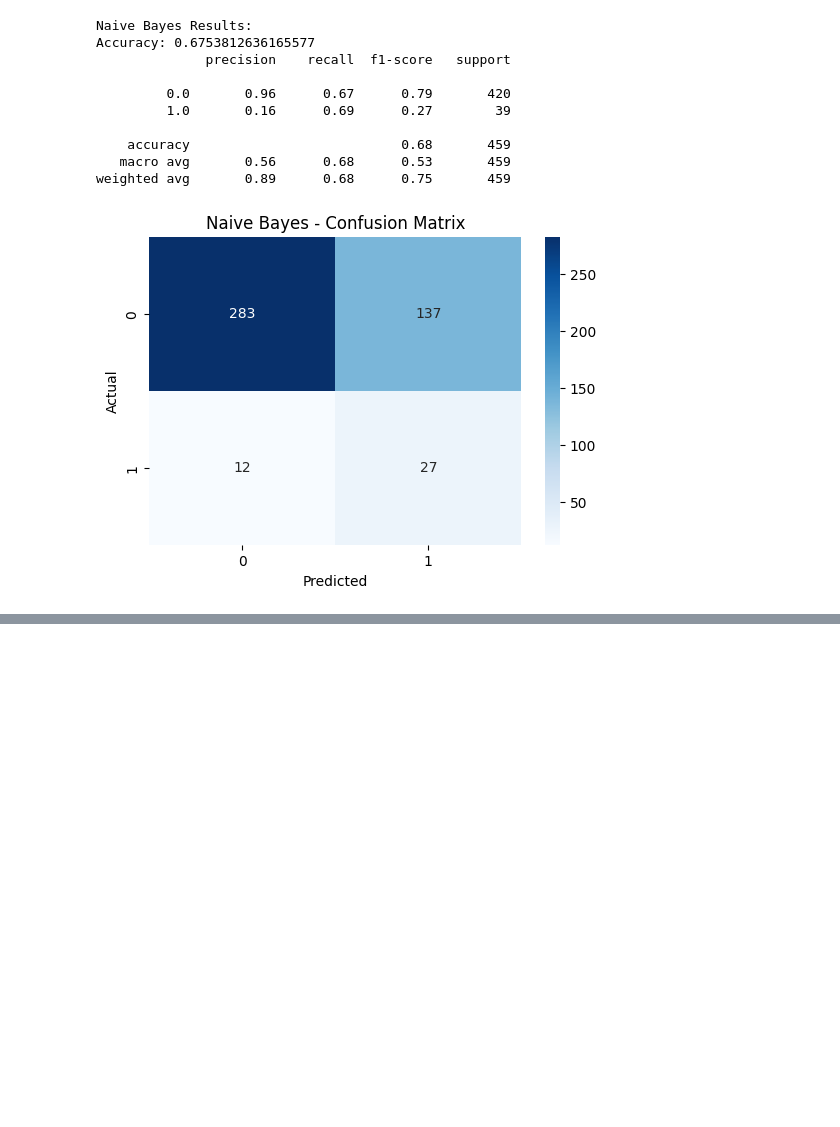
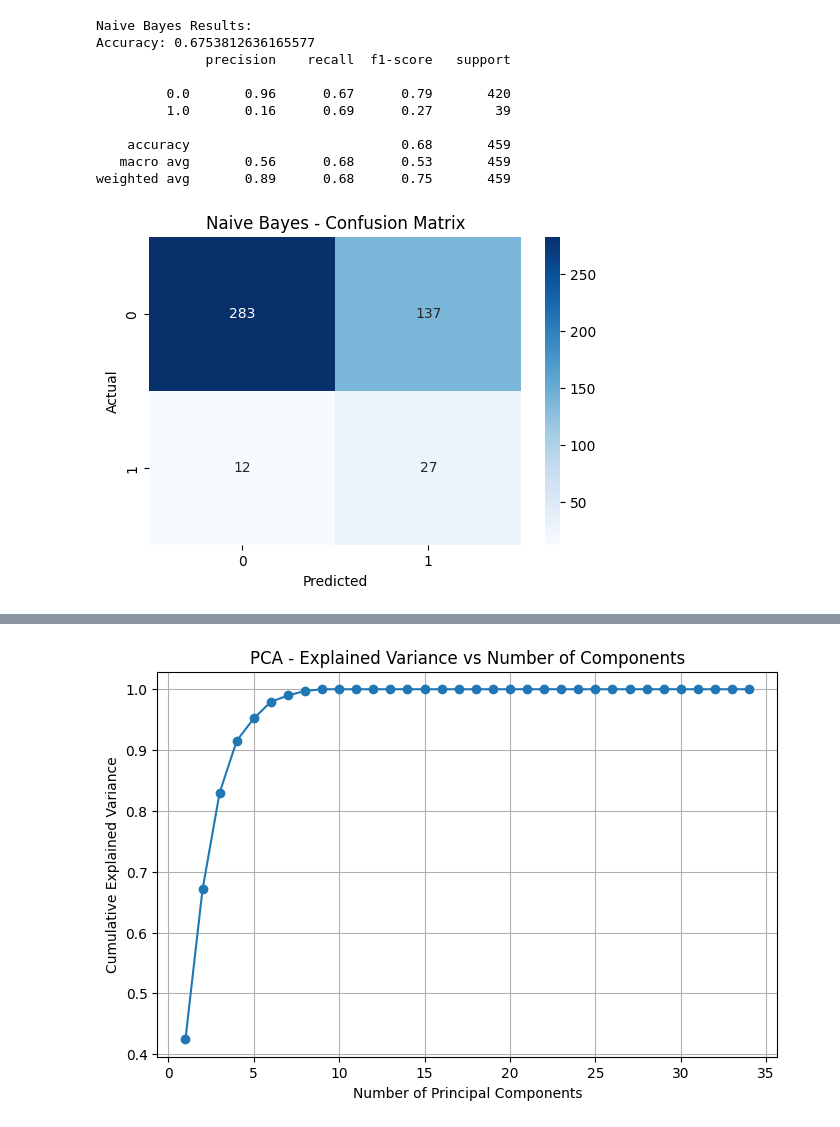
Before and after one commit to INFO-523-SU25/final-project-cortopassi-harville-pelley, a Jupyter notebook: notebooks/hall_of_fame.ipynb, the cells around one changed output, grey strips where cells are left out. Drawn from its saved outputs; the diff is of its cells as text; code cells hidden in the pictures; blank space fills up the shorter version.

Commit message:
Adding pitching

```diff
--- a/notebooks/hall_of_fame.ipynb
+++ b/notebooks/hall_of_fame.ipynb
@@ -1001,0 +1144,93 @@ weighted avg       0.94      0.93      0.94       459
+# %%
+# pitching
+X = pitching_hof_elig_transformed.drop(columns=['inducted','hof_eligibility','playerID','nameFirst','nameLast','fielding_G','fielding_GS','career_DivWin','SF','GIDP','InnOuts'])
+# X = batting_hof_elig_transformed.drop(columns=['inducted','hof_eligibility','playerID','nameFirst','nameLast'])
+y = pitching_hof_elig_transformed['inducted']
+
+# split: 80% train, 20% test
+X_train, X_test, y_train, y_test = train_test_split(X, y, test_size=0.2, random_state=42)
+
+# smote = SMOTE(random_state=42)
+# X_res, y_res = smote.fit_resample(X_train, y_train)
+
+weights = {0: 1, 1: 6}  # give 10x more weight to the inducted class
+
+# Standardize features
+scaler = StandardScaler()
+X_scaled = scaler.fit_transform(X)
+
+# Run PCA without limiting components first
+pca = PCA()
+pca.fit(X_scaled)
+
+# Calculate cumulative explained variance ratio
+cumulative_variance = np.cumsum(pca.explained_variance_ratio_)
+
+# Plot explained variance to find the "elbow"
+plt.figure(figsize=(8,5))
+plt.plot(range(1, len(cumulative_variance)+1), cumulative_variance, marker='o')
+plt.xlabel('Number of Principal Components')
+plt.ylabel('Cumulative Explained Variance')
+plt.title('PCA - Explained Variance vs Number of Components')
+plt.grid(True)
+plt.show()
+
+# Find number of components to explain 90% variance
+num_components_90 = np.argmax(cumulative_variance >= 0.90) + 1
+print(f'Number of components to explain 90% variance: {num_components_90}')
+
+pca = PCA(n_components= 7)
+X_train_pca = pca.fit_transform(X_train)
+X_test_pca = pca.transform(X_test)
+
+
+# Random Forest
+rf_model = RandomForestClassifier(
+    n_estimators=5000,
+    max_depth=None,
+    random_state=42,
+    class_weight=weights
+)
+rf_model.fit(X_train_pca, y_train)
+
+# Predictions
+rf_preds = rf_model.predict(X_test_pca)
+
+# Evaluation
+print("Random Forest Results:")
+print("Accuracy:", accuracy_score(y_test, rf_preds))
+print(classification_report(y_test, rf_preds))
+
+def plot_confusion_matrix(y_true, y_pred, title):
+    cm = confusion_matrix(y_true, y_pred)
+    plt.figure(figsize=(6,4))
+    sns.heatmap(cm, annot=True, fmt="d", cmap="Blues")
+    plt.title(f"{title} - Confusion Matrix")
+    plt.xlabel("Predicted")
+    plt.ylabel("Actual")
+    plt.show()
+
+# Random Forest
+plot_confusion_matrix(y_test, rf_preds, "Random Forest")
+
+# XGBoost
+xgb_model = XGBClassifier(
+    n_estimators=5000,
+    learning_rate=0.1,
+    max_depth=5,
+    subsample=0.8,
+    colsample_bytree=0.8,
+    random_state=42,
+    eval_metric="logloss"
+)
+xgb_model.fit(X_train_pca, y_train)
+
+# Predictions
+xgb_preds = xgb_model.predict(X_test_pca)
+
+# Evaluation
+print("XGBoost Results:")
+print("Accuracy:", accuracy_score(y_test, xgb_preds))
+print(classification_report(y_test, xgb_preds))
+# %% [output]
+[figure, added]
```
Also changed, not shown: parts of 10 cells of this notebook, 1 other file.
